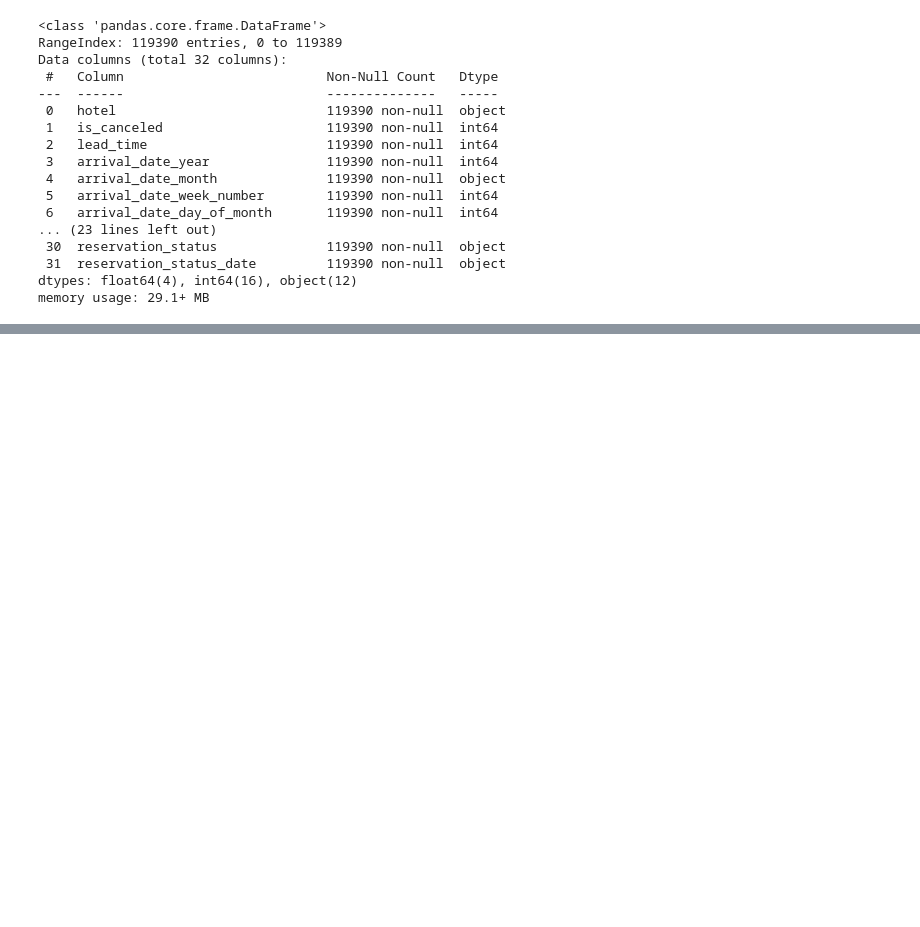
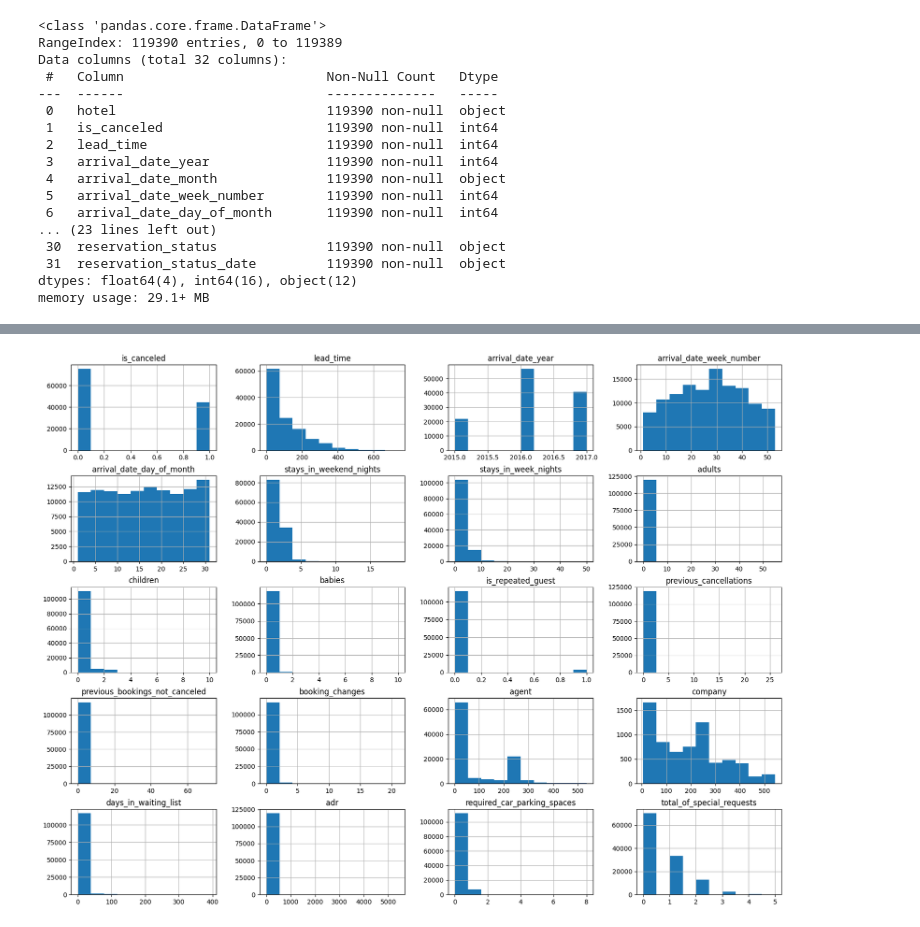
Before and after one commit to eman-asif/Data-Analysis-Project, a Jupyter notebook: HOTEL_BOOKING.ipynb, the cells around one changed output, grey strips where cells are left out. Saved outputs shown, nothing was run; the diff lists cells and outputs as text; code cells hidden in the pictures; blank space fills up the shorter version.

```diff
--- a/HOTEL_BOOKING.ipynb
+++ b/HOTEL_BOOKING.ipynb
@@ -67,0 +90,5 @@ summarize_form
+# %%
+data.hist(figsize=(20, 15))
+plt.show()
+# %% [output]
+[figure, added]
```
Also changed, not shown: parts of 11 cells of this notebook, 2 other files.
